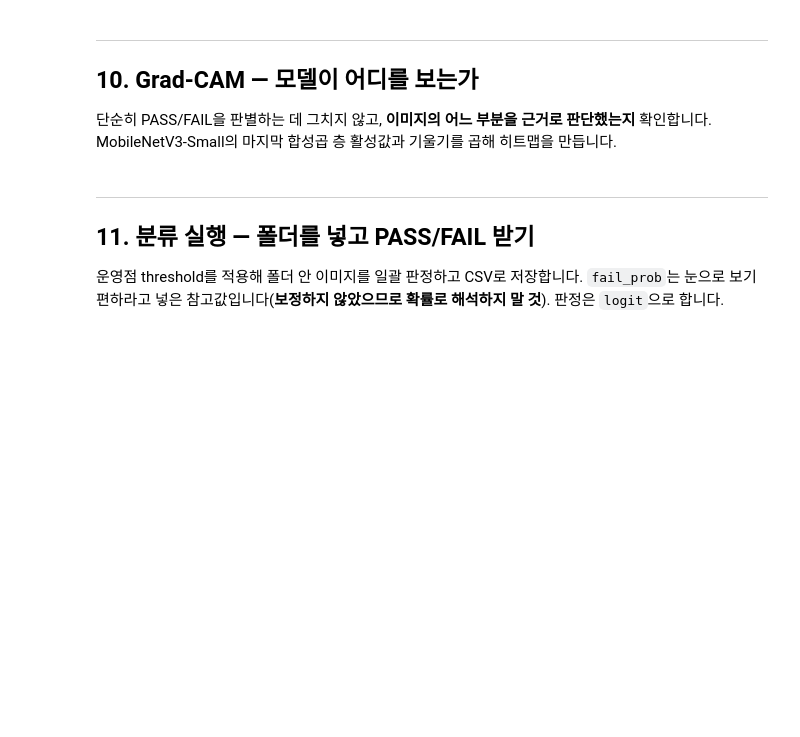
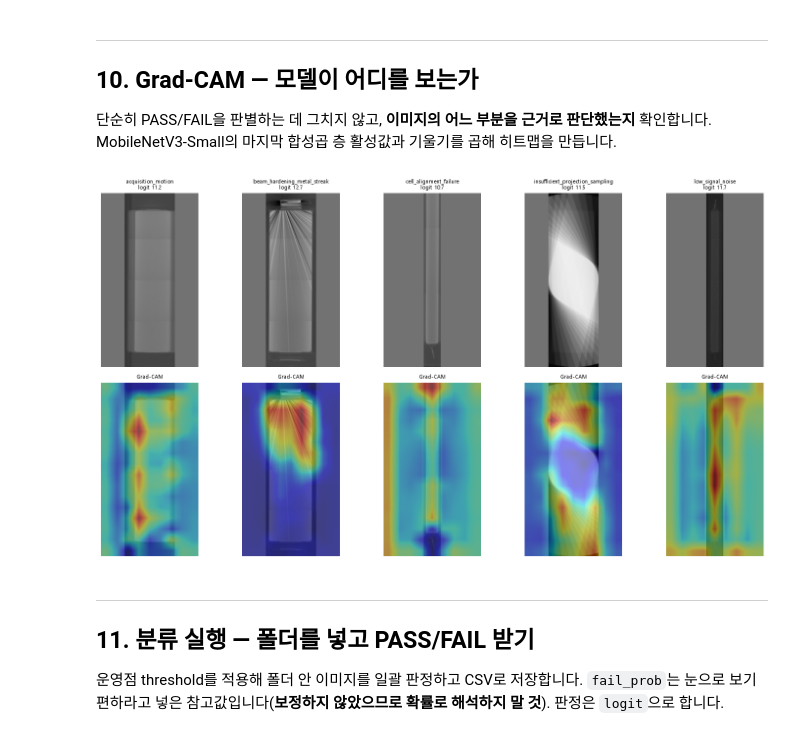
Before and after one commit to aivle-bigproject-16/kt-aivle-big-proj-model-quality, a Jupyter notebook: CT_MobileNetV3_Small.ipynb, the cells around one changed output. Drawn from its saved outputs; the diff is of its cells as text; code cells hidden in the pictures; blank space fills up the shorter version.

```diff
--- a/CT_MobileNetV3_Small.ipynb
+++ b/CT_MobileNetV3_Small.ipynb
@@ -76,4 +76,14 @@ IMAGENET_STD  = torch.tensor([0.229, 0.224, 0.225]).view(1, 3, 1, 1)
 
 OUT.mkdir(parents=True, exist_ok=True)
 torch.manual_seed(SEED); np.random.seed(SEED)
+
+# 그래프 한글 폰트 (없으면 제목이 네모로 깨진다)
+import matplotlib
+for _f in ("Malgun Gothic", "NanumGothic", "AppleGothic"):
+    if any(_f == x.name for x in matplotlib.font_manager.fontManager.ttflist):
+        plt.rcParams["font.family"] = _f
+        break
+plt.rcParams["axes.unicode_minus"] = False
+
 print("torch", torch.__version__, "| threads", torch.get_num_threads())
+print("font :", plt.rcParams["font.family"])
@@ -448,7 +506,14 @@ def train_fold(fold=0, epochs=EPOCHS, exclude_case=""):
     steps = max(1, len(idx_tr) // BATCH)
     sched = torch.optim.lr_scheduler.CosineAnnealingLR(opt, T_max=epochs * steps)
 
-    best, hist = -1.0, []
+    # 체크포인트 선택 기준
+    #   운영 지표는 recall @ clean FPR 이지만, 포화 구간에서는 한 지점만 보면
+    #   0.981 ↔ 0.988 처럼 노이즈로 최선이 바뀐다. 세 운영점의 평균을 1순위로,
+    #   PR-AUC를 동점 처리 기준으로 써서 흔들림을 줄인다.
+    def sel_key(mv):
+        return (float(np.mean([mv[f"recall@fpr{t:.0%}"] for t in FPR_TARGETS])), mv["pr_auc"])
+
+    best, hist = (-1.0, -1.0), []
     for ep in range(1, epochs + 1):
         model.train()
         perm = np.random.permutation(idx_tr)
@@ -459,14 +524,18 @@ def train_fold(fold=0, epochs=EPOCHS, exclude_case=""):
             opt.zero_grad(set_to_none=True); loss.backward(); opt.step(); sched.step()
             tot += loss.item()
         mv = summarize(Y[idx_va], evaluate(model, idx_va))
-        key = mv["recall@fpr3%"]
+        key = sel_key(mv)
         hist.append({"epoch": ep, "loss": tot / steps, "sec": time.time() - t0,
-                     "val_pr_auc": mv["pr_auc"], "val_recall_fpr3": key})
-        print(f"  ep{ep} loss {tot/steps:.4f}  {time.time()-t0:.0f}s  "
-              f"val PR-AUC {mv['pr_auc']:.4f}  recall@FPR3% {key:.4f}")
+                     "val_pr_auc": mv["pr_auc"], "val_recall_fpr3": mv["recall@fpr3%"],
+                     "val_mean_recall": key[0]})
+        mark = ""
         if key > best:
             best = key
             torch.save(model.state_dict(), run / "best.pt")
+            mark = "  ← best"
+        print(f"  ep{ep} loss {tot/steps:.4f}  {time.time()-t0:.0f}s  "
+              f"val PR-AUC {mv['pr_auc']:.4f}  recall@FPR3% {mv['recall@fpr3%']:.4f}  "
+              f"평균recall {key[0]:.4f}{mark}")
 
     model.load_state_dict(torch.load(run / "best.pt"))
     res = {"history": hist}
@@ -576,34 +672,36 @@ def grad_cam(model, idx: int):
     target = model.features[-1]                    # 마지막 합성곱 블록
     h1 = target.register_forward_hook(lambda m, i, o: feats.__setitem__("v", o))
     h2 = target.register_full_backward_hook(lambda m, gi, go: grads.__setitem__("v", go[0]))
 
     x = to_batch(np.array([idx]), False)
     logit = model(x).squeeze()
     model.zero_grad(); logit.backward()
     h1.remove(); h2.remove()
 
     w = grads["v"].mean(dim=(2, 3), keepdim=True)          # 채널별 가중치
     cam = torch.relu((w * feats["v"]).sum(1, keepdim=True))
     cam = torch.nn.functional.interpolate(cam, size=x.shape[-2:], mode="bilinear",
                                           align_corners=False)[0, 0].detach().numpy()
     cam = (cam - cam.min()) / (cam.max() - cam.min() + 1e-8)
-    return cam, float(logit)
+    return cam, float(logit.detach())
 
 
 # FAIL 케이스별로 한 장씩 시각화
 targets = []
 for c in sorted({c for c in CASES[IDX_TE] if c}):
     cand = IDX_TE[(Y[IDX_TE] == 1) & (CASES[IDX_TE] == c)]
     if len(cand): targets.append((c, int(cand[0])))
 
 fig, axes = plt.subplots(2, len(targets), figsize=(3 * len(targets), 8))
 for col, (c, i) in enumerate(targets):
     cam, lg = grad_cam(MODEL, i)
     axes[0, col].imshow(CACHE[i]); axes[0, col].axis("off")
     axes[0, col].set_title(f"{c[3:]}\nlogit {lg:.1f}", fontsize=8)
     axes[1, col].imshow(CACHE[i]); axes[1, col].imshow(cam, cmap="jet", alpha=.45)
     axes[1, col].axis("off"); axes[1, col].set_title("Grad-CAM", fontsize=8)
 plt.tight_layout(); plt.show()
+# %% [output]
+[figure, added]
 # %% [markdown]
 ---
 ## 11. 분류 실행 — 폴더를 넣고 PASS/FAIL 받기
```
Also changed, not shown: parts of 11 cells of this notebook, 1 other file.
